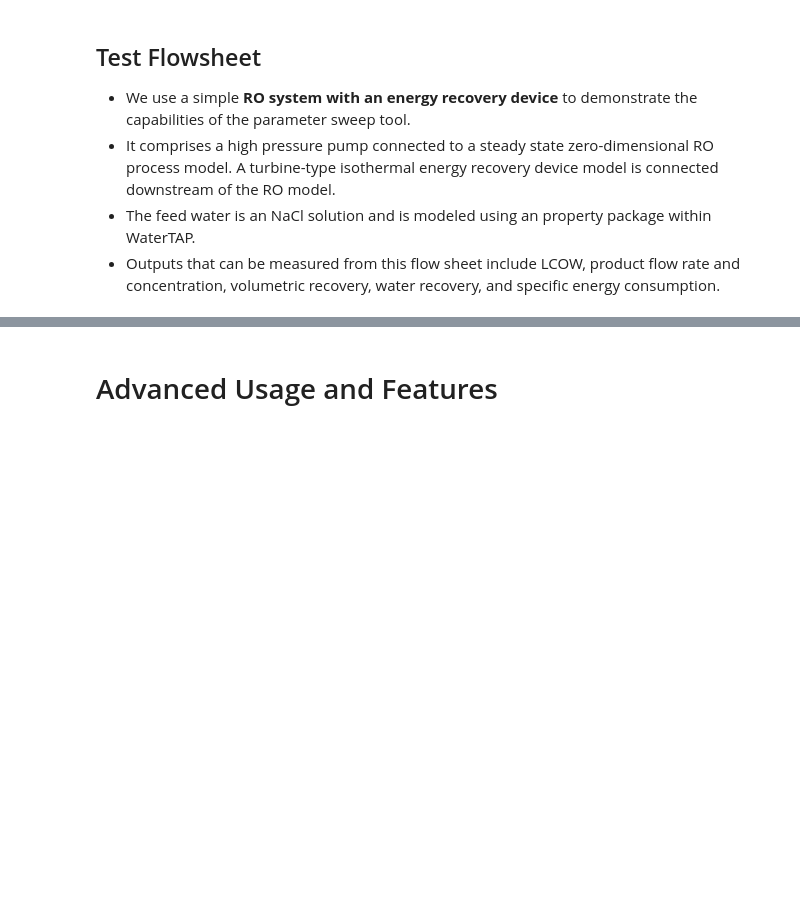
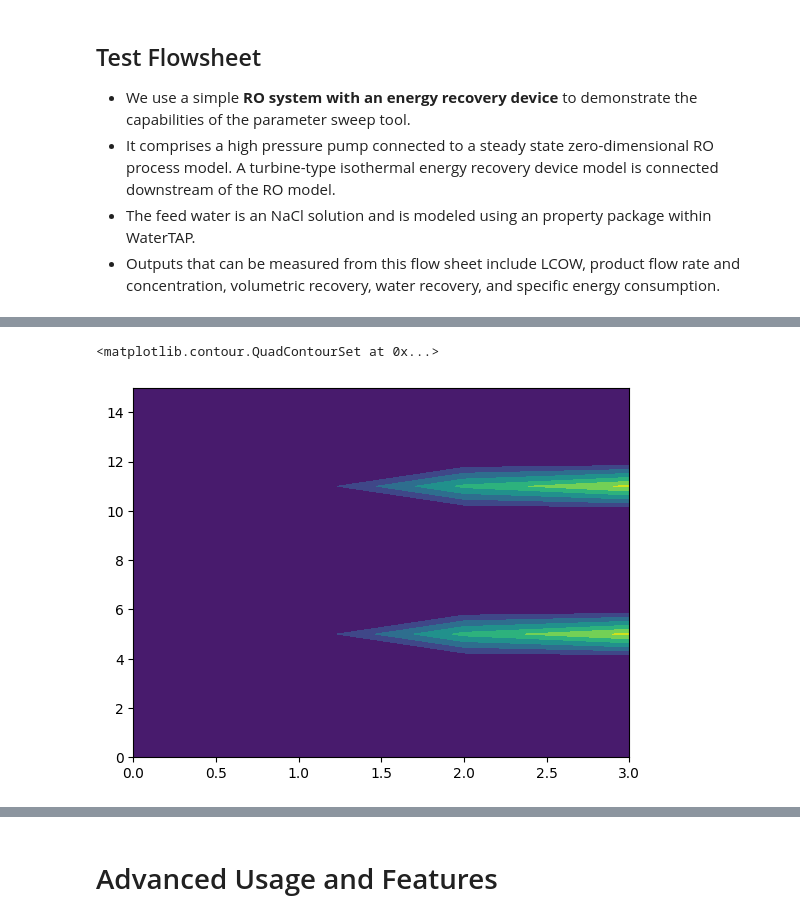
Before and after one commit to sufikaur/myfork-watertap_academy_fall_2025, a Jupyter notebook: week5/parameter_sweep_demo.ipynb, the cells around one changed output, grey strips where cells are left out. Saved outputs shown, nothing was run; the diff lists cells and outputs as text; code cells hidden in the pictures; blank space fills up the shorter version.

```diff
--- a/week5/parameter_sweep_demo.ipynb
+++ b/week5/parameter_sweep_demo.ipynb
@@ -172,3 +373,35 @@ results_array, results_dict = ps.parameter_sweep(
+# %%
+import numpy as np
+
+x = np.array(
+    [
+        [1.00000000e-12, 8.00000000e-08, np.nan, np.nan],
+        [1.00000000e-12, 5.66666667e-08, np.nan, np.nan],
+        [1.00000000e-12, 3.33333333e-08, np.nan, np.nan],
+        [1.00000000e-12, 1.00000000e-08, np.nan, np.nan],
+        [4.00000000e-12, 8.00000000e-08, np.nan, np.nan],
+        [4.00000000e-12, 5.66666667e-08, 3.44298662e00, 4.95788441e00],
+        [4.00000000e-12, 3.33333333e-08, np.nan, np.nan],
+        [4.00000000e-12, 1.00000000e-08, np.nan, np.nan],
+        [7.00000000e-12, 8.00000000e-08, np.nan, np.nan],
+        [7.00000000e-12, 5.66666667e-08, np.nan, np.nan],
+        [7.00000000e-12, 3.33333333e-08, np.nan, np.nan],
+        [7.00000000e-12, 1.00000000e-08, 3.38757637e00, 4.95405043e00],
+        [1.00000000e-11, 8.00000000e-08, np.nan, np.nan],
+        [1.00000000e-11, 5.66666667e-08, np.nan, np.nan],
+        [1.00000000e-11, 3.33333333e-08, np.nan, np.nan],
+        [1.00000000e-11, 1.00000000e-08, np.nan, np.nan],
+    ]
+)
+x = np.nan_to_num(x, nan=0.0)
+import matplotlib.pyplot as plt
+
+fig, ax = plt.subplots()
+# ax.contourf(x[:,0].reshape(4,4), x[:,1].reshape(4,4), x[:,3].reshape(4,4))
+ax.contourf(x)
+# %% [output]
+<matplotlib.contour.QuadContourSet at 0x...>
+[figure, added]
 # %%
 pprint(results_dict)
 # %%
```
Also changed, not shown: parts of 9 cells of this notebook, 2 other files.
